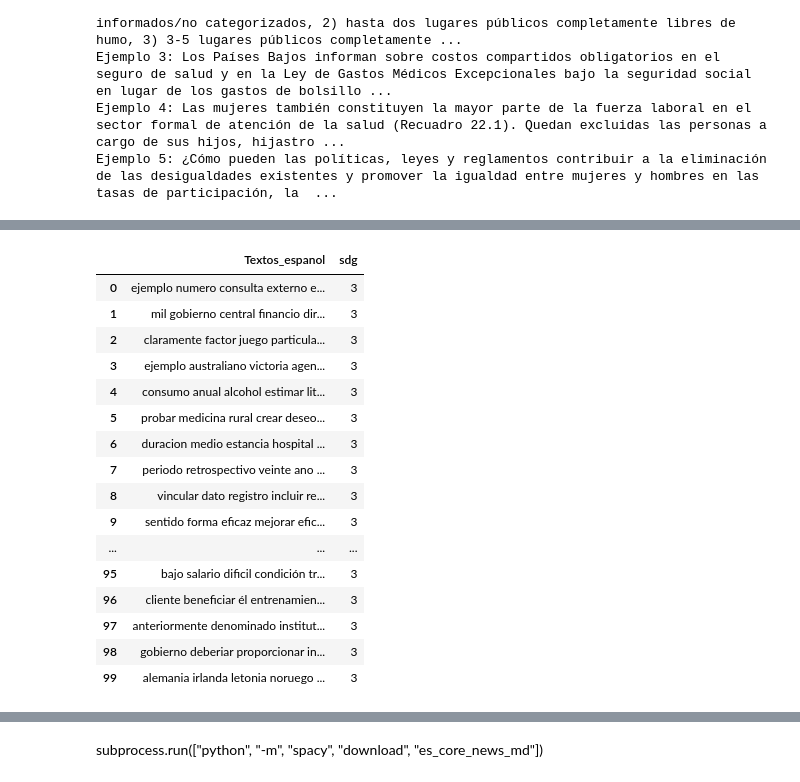
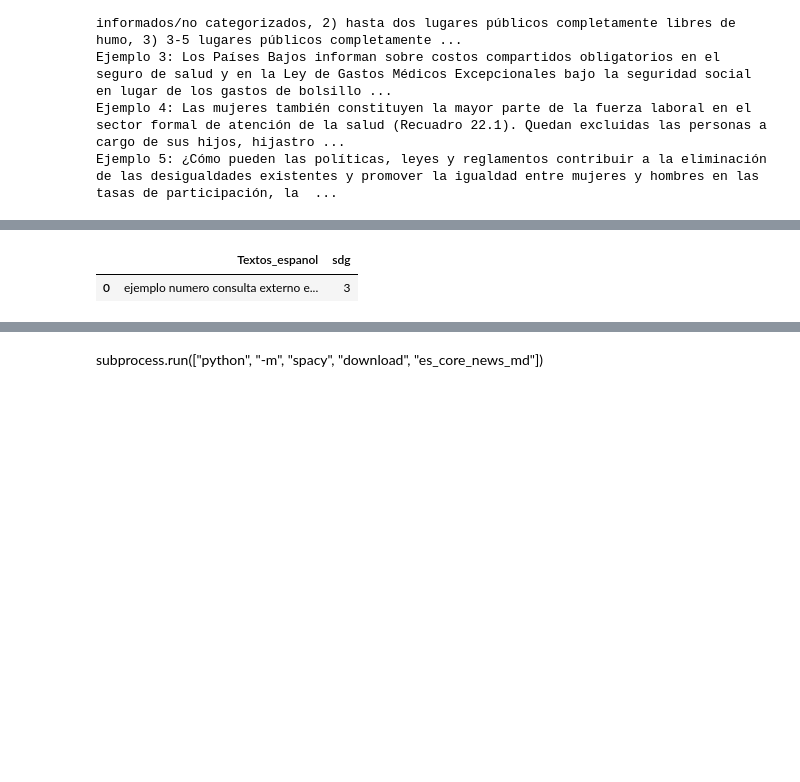
Before and after one commit to Sebasos01/BI_proyecto_1, a Jupyter notebook: proyecto_1_entrega_1.ipynb, the cells around one changed output, grey strips where cells are left out. Saved outputs shown, nothing was run; the diff lists cells and outputs as text; code cells hidden in the pictures; blank space fills up the shorter version.

```diff
--- a/proyecto_1_entrega_1.ipynb
+++ b/proyecto_1_entrega_1.ipynb
@@ -234,8 +235,8 @@ def corregir_tildes_texto(text):
     }
     texto_corregido = text
     for malformado, correcto in reemplazos.items():
-        if malformado in texto_corregido:
-            print("Encontrado")
+        #if malformado in texto_corregido:
+            #print("Encontrado")
         texto_corregido = texto_corregido.replace(malformado, correcto)
     return texto_corregido
 # %%
@@ -517,20 +557,5 @@ df.head(1)
 # %%
-df.head(100)
+df.head(1)
 # %% [output]
 |  | Textos_espanol | sdg |
 | 0 | ejemplo numero consulta externo e... | 3 |
-| 1 | mil gobierno central financio dir... | 3 |
-| 2 | claramente factor juego particula... | 3 |
-| 3 | ejemplo australiano victoria agen... | 3 |
-| 4 | consumo anual alcohol estimar lit... | 3 |
-| 5 | probar medicina rural crear deseo... | 3 |
-| 6 | duracion medio estancia hospital ... | 3 |
-| 7 | periodo retrospectivo veinte ano ... | 3 |
-| 8 | vincular dato registro incluir re... | 3 |
-| 9 | sentido forma eficaz mejorar efic... | 3 |
-| ... | ... | ... |
-| 95 | bajo salario dificil condición tr... | 3 |
-| 96 | cliente beneficiar él entrenamien... | 3 |
-| 97 | anteriormente denominado institut... | 3 |
-| 98 | gobierno deberiar proporcionar in... | 3 |
-| 99 | alemania irlanda letonia noruego ... | 3 |
```
Also changed, not shown: parts of 13 cells of this notebook, 1 other file.
